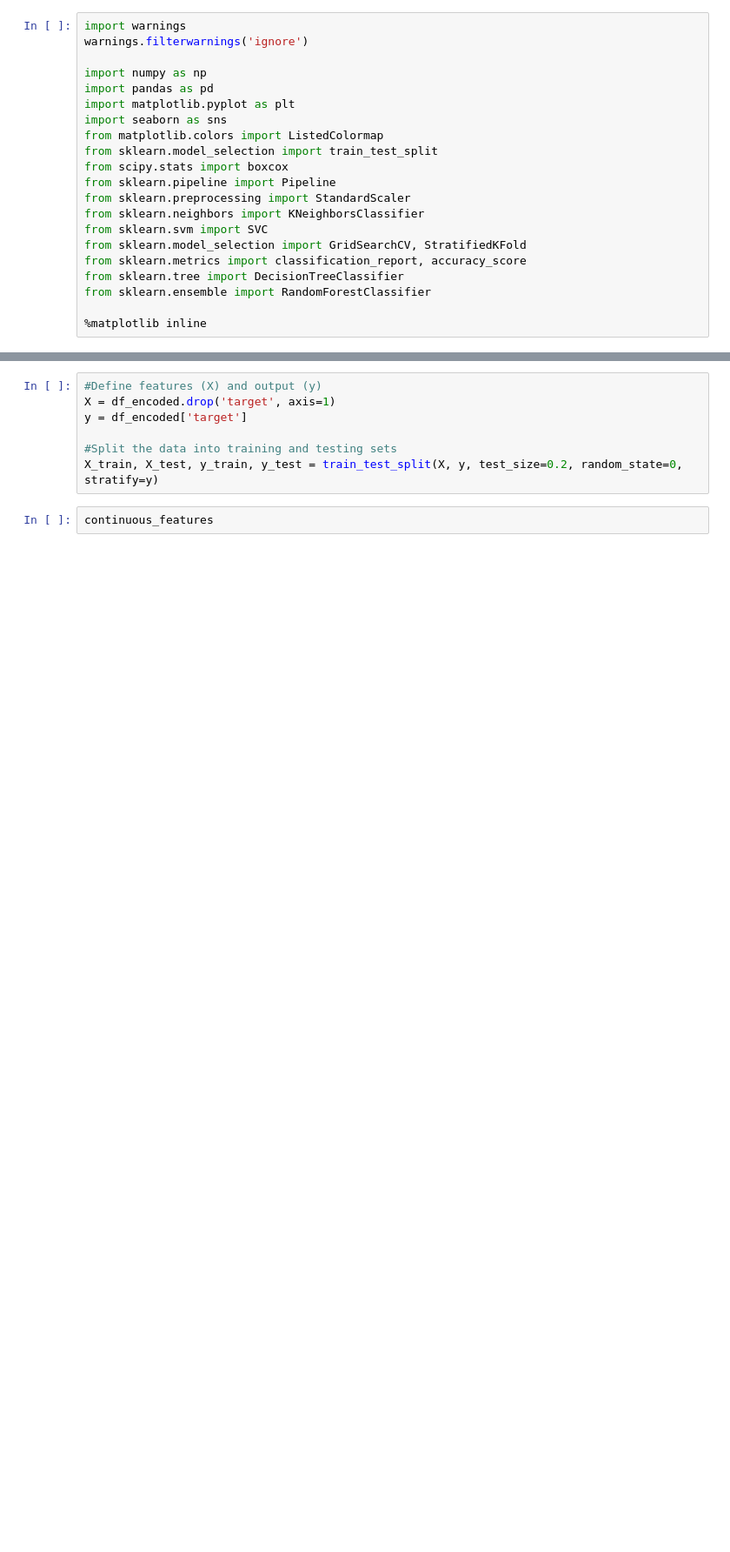
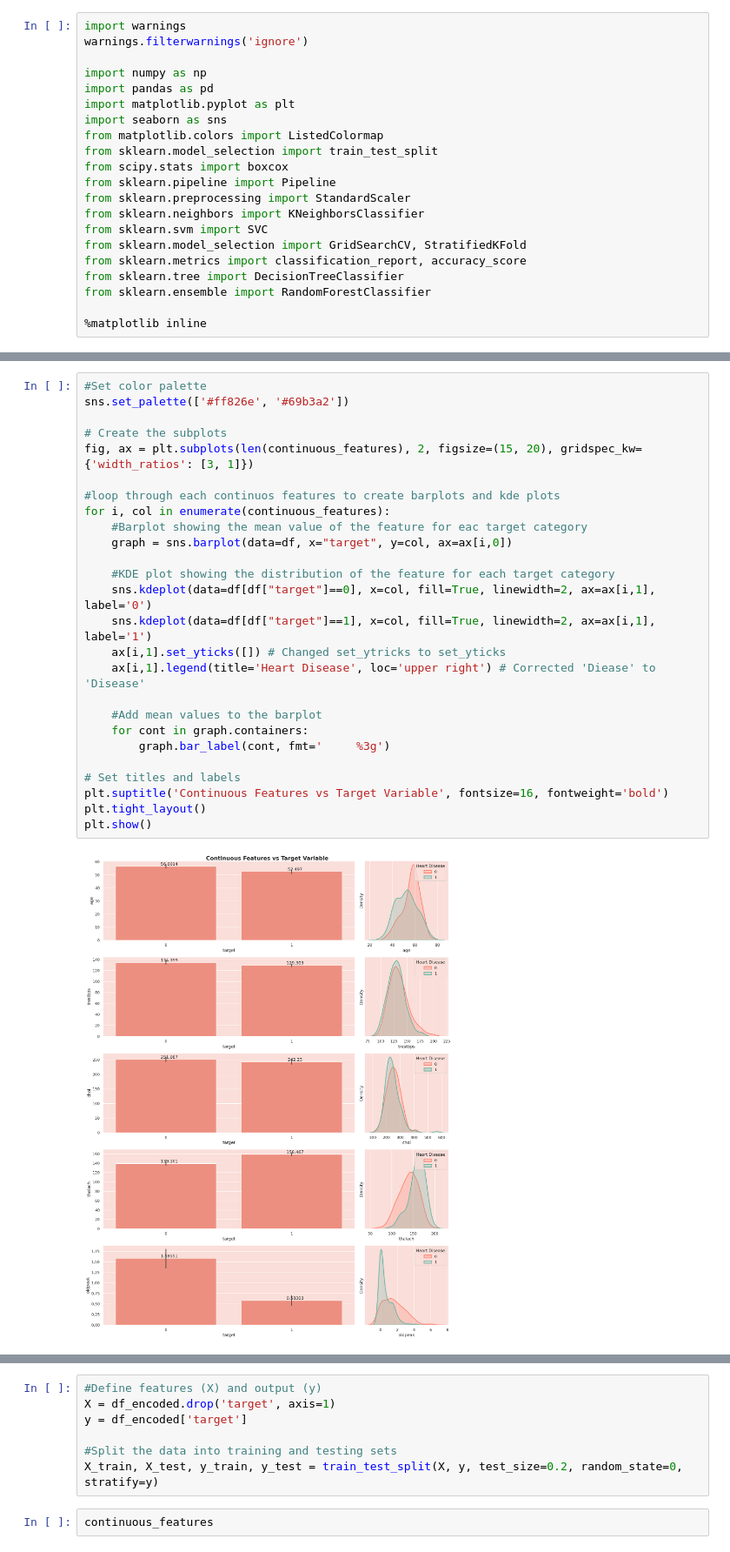
Before and after one commit to Anushka03716/DataScience, a Jupyter notebook: ProjectDataScience.ipynb, the cells around one changed output, grey strips where cells are left out. Shown at 87% size. Cells and saved outputs as stored; diff of their text form; blank space fills up the shorter version.

```diff
--- a/ProjectDataScience.ipynb
+++ b/ProjectDataScience.ipynb
@@ -218,0 +239,28 @@ plt.show()
+# %%
+#Set color palette
+sns.set_palette(['#ff826e', '#69b3a2'])
+
+# Create the subplots
+fig, ax = plt.subplots(len(continuous_features), 2, figsize=(15, 20), gridspec_kw={'width_ratios': [3, 1]})
+
+#loop through each continuos features to create barplots and kde plots
+for i, col in enumerate(continuous_features):
+    #Barplot showing the mean value of the feature for eac target category
+    graph = sns.barplot(data=df, x="target", y=col, ax=ax[i,0])
+
+    #KDE plot showing the distribution of the feature for each target category
+    sns.kdeplot(data=df[df["target"]==0], x=col, fill=True, linewidth=2, ax=ax[i,1], label='0')
+    sns.kdeplot(data=df[df["target"]==1], x=col, fill=True, linewidth=2, ax=ax[i,1], label='1')
+    ax[i,1].set_yticks([]) # Changed set_ytricks to set_yticks
+    ax[i,1].legend(title='Heart Disease', loc='upper right') # Corrected 'Diease' to 'Disease'
+
+    #Add mean values to the barplot
+    for cont in graph.containers:
+        graph.bar_label(cont, fmt='     %3g')
+
+# Set titles and labels
+plt.suptitle('Continuous Features vs Target Variable', fontsize=16, fontweight='bold')
+plt.tight_layout()
+plt.show()
+# %% [output]
+[figure, added]
```
Also changed, not shown: parts of 48 cells of this notebook.
